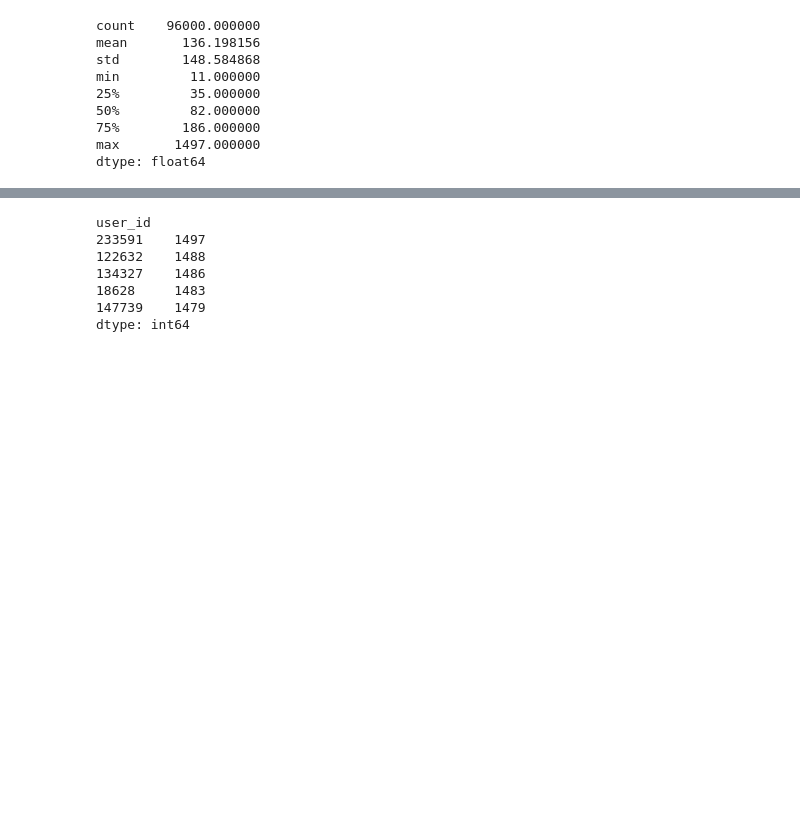
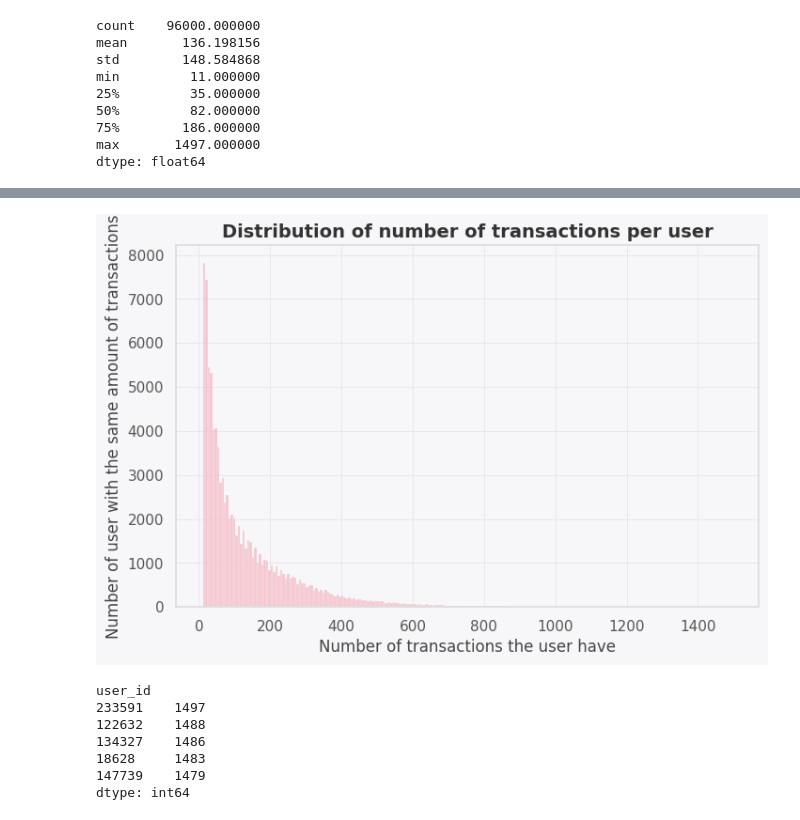
Before and after one commit to Lunalykaya/customer-churn-prediction, a Jupyter notebook: eda-churn.ipynb, the cells around one changed output, grey strips where cells are left out. Saved outputs shown, nothing was run; the diff lists cells and outputs as text; code cells hidden in the pictures; blank space fills up the shorter version.

```diff
--- a/eda-churn.ipynb
+++ b/eda-churn.ipynb
@@ -1157,3 +1157,5 @@ min         11.000000
 75%        186.000000
 max       1497.000000
 dtype: float64
+# %%
+trns_user = transactions.groupby('user_id').size()
@@ -1160,3 +1178,15 @@ dtype: float64
+# %%
+plt.figure(figsize=(8, 5))
+sns.histplot(x = trns_user)
+
+plt.title('Distribution of number of transactions per user')
+plt.xlabel('Number of transactions the user have')
+plt.ylabel('Number of user with the same amount of transactions')
+
+plt.savefig('trnsct_per_user.png', dpi=300, bbox_inches='tight')
+plt.show()
+# %% [output]
+[figure, added]
 # %%
 transactions.groupby('user_id').size().nlargest(5)
 # %% [output]
```
Also changed, not shown: parts of 9 cells of this notebook.
